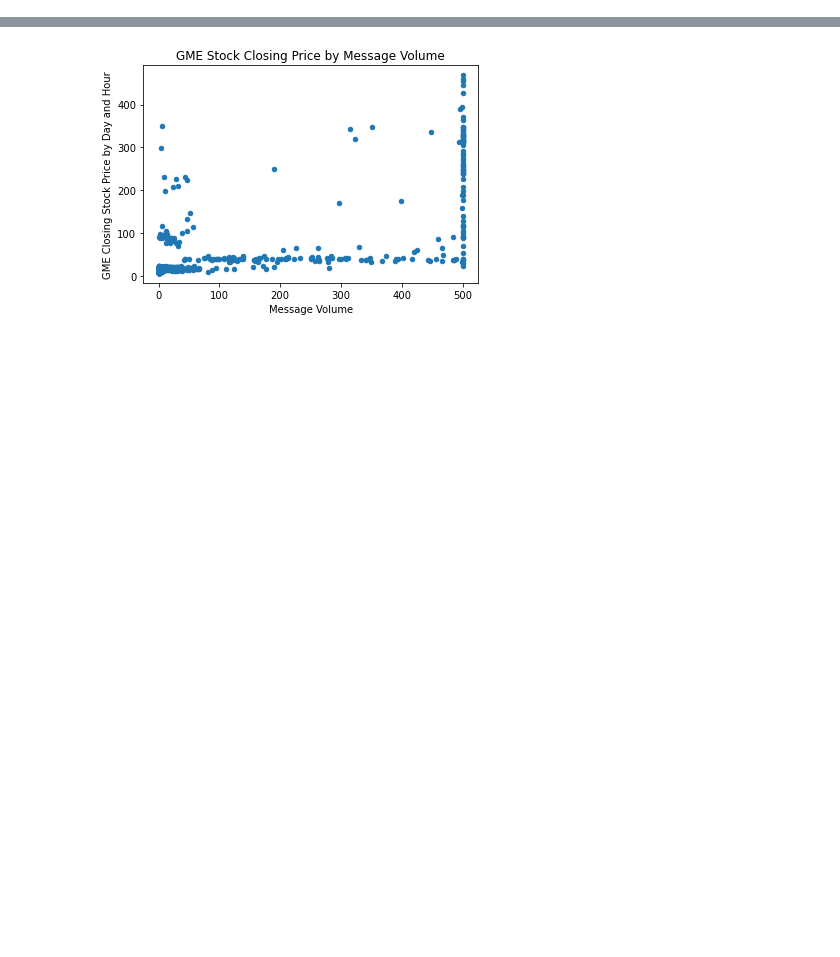
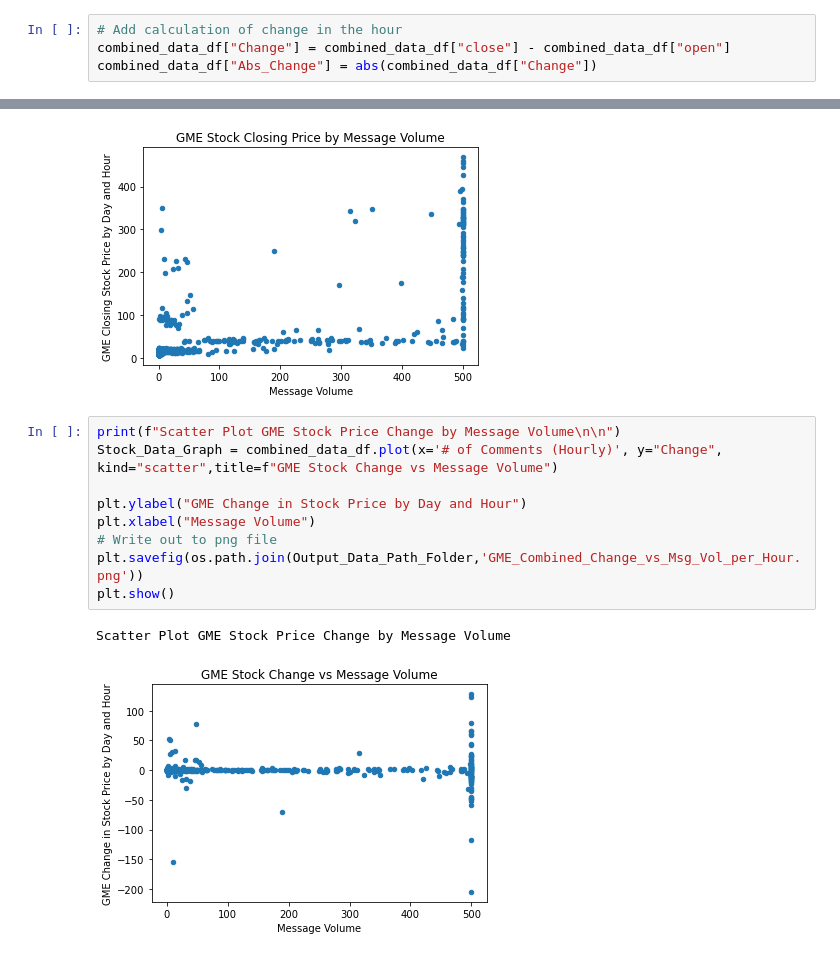
Before and after one commit to EdOber-DA/project_excelsior, a Jupyter notebook: Code/Reddit-Combined-Analysis.ipynb, the cells around one changed output, grey strips where cells are left out. Saved outputs shown, nothing was run; the diff lists cells and outputs as text; blank space fills up the shorter version.

Commit message:
added change adn absolute change graphsa

```diff
--- a/Code/Reddit-Combined-Analysis.ipynb
+++ b/Code/Reddit-Combined-Analysis.ipynb
@@ -58,6 +58,10 @@ dtype: object
 # Fix data types and create Date_Object for plotting
 combined_data_df[['open','high','low','close','volume','# of Comments (Hourly)']] = combined_data_df[['open','high','low','close','volume','# of Comments (Hourly)']].astype(float)
 combined_data_df["Date_Object"] = pd.to_datetime(combined_data_df["Date"])
+# %%
+# Add calculation of change in the hour
+combined_data_df["Change"] = combined_data_df["close"] - combined_data_df["open"]
+combined_data_df["Abs_Change"] = abs(combined_data_df["Change"])
 # %%
 # Check data again
 print(combined_data_df.dtypes)
@@ -126,3 +132,15 @@ plt.show()
 # %% [output]
 Scatter Plot GME Stock Price Close by Message Volume
 [figure]
+# %%
+print(f"Scatter Plot GME Stock Price Change by Message Volume\n\n")
+Stock_Data_Graph = combined_data_df.plot(x='# of Comments (Hourly)', y="Change", kind="scatter",title=f"GME Stock Change vs Message Volume")
+
+plt.ylabel("GME Change in Stock Price by Day and Hour")
+plt.xlabel("Message Volume")
+# Write out to png file
+plt.savefig(os.path.join(Output_Data_Path_Folder,'GME_Combined_Change_vs_Msg_Vol_per_Hour.png'))
+plt.show()
+# %% [output]
+Scatter Plot GME Stock Price Change by Message Volume
+[figure, added]
```
Also changed, not shown: parts of 2 cells of this notebook, 3 other files.
